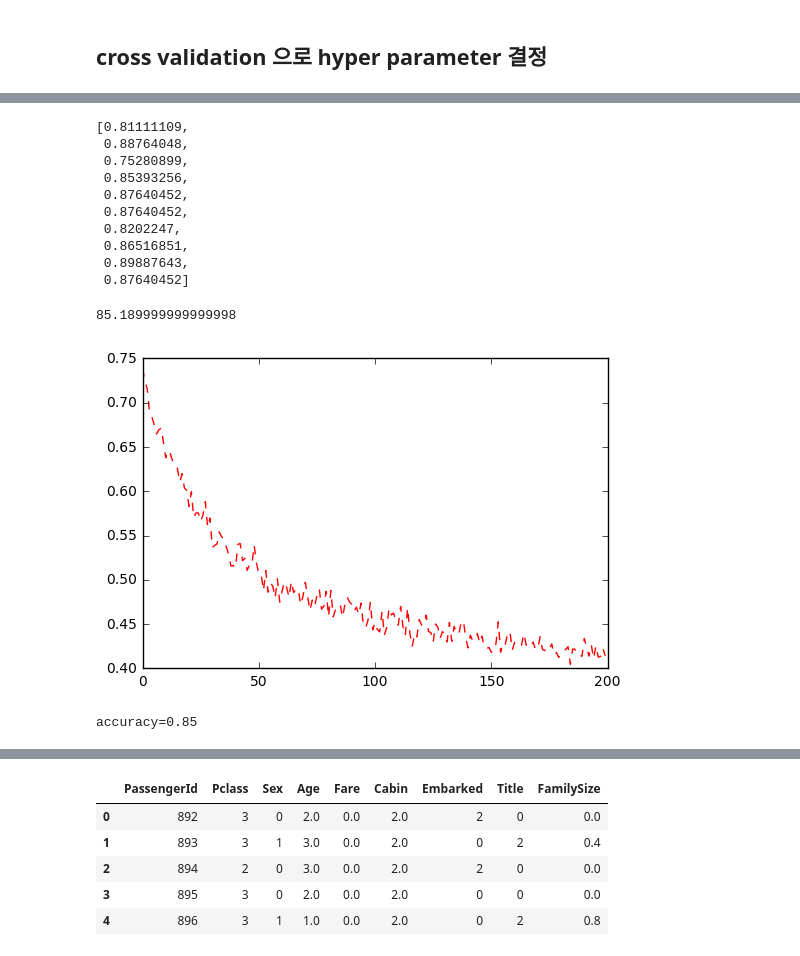
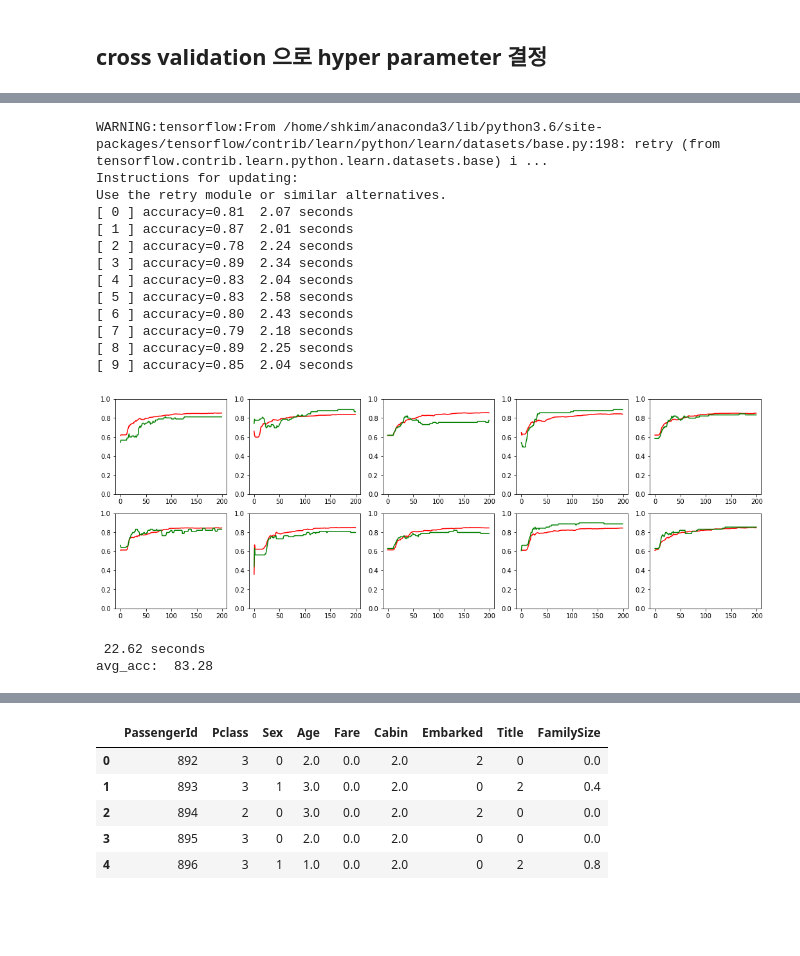
Before and after one commit to inoray/ML_DL_Tensorflow_study, a Jupyter notebook: season_02_Kaggle/01_Titanic_Machine_Learning_from_Disaster/김성헌/김성헌_타이타닉_1차_CrossValidation_DNN_dropout.ipynb, the cells around one changed output, grey strips where cells are left out. Saved outputs shown, nothing was run; the diff lists cells and outputs as text; code cells hidden in the pictures; blank space fills up the shorter version.

```diff
--- a/season_02_Kaggle/01_Titanic_Machine_Learning_from_Disaster/김성헌/김성헌_타이타닉_1차_CrossValidation_DNN_dropout.ipynb
+++ b/season_02_Kaggle/01_Titanic_Machine_Learning_from_Disaster/김성헌/김성헌_타이타닉_1차_CrossValidation_DNN_dropout.ipynb
@@ -178,38 +181,28 @@ accuracy=0.88  2.19 seconds
-# %%
-valid_acc
-# %% [output]
-[0.81111109,
- 0.88764048,
- 0.75280899,
- 0.85393256,
- 0.87640452,
- 0.87640452,
- 0.8202247,
- 0.86516851,
- 0.89887643,
- 0.87640452]
-# %%
-round(np.mean(valid_acc) * 100, 2)
-# %% [output]
-85.189999999999998
-# %%
-model = Model(sess, "model")
-model.build_net(features=8, layers=4, units=100)
-
-sess.run(tf.global_variables_initializer())
-
-cost_collect = []
-for i in range(training_epochs):
-    c, _ = model.train(train_x.values, train_y.values.reshape([-1,1]))
-    train_acc_collect.append(accuracy)
-    cost_collect.append(c)
-
-plt.plot(cost_collect, "r--")
-plt.show()
-# %% [output]
-[figure, removed]
-# %%
-accuracy = model.get_accuracy(train_x.values, train_y.values.reshape([-1,1]))
-print("accuracy=%.2f" % accuracy)
-# %% [output]
-accuracy=0.85
+# %%
+sess = tf.Session(config=tf.ConfigProto(log_device_placement=True))
+
+with tf.variable_scope("case1"):
+    # hyper parameters
+    learning_rate = 0.001
+    training_epochs = 200
+    layers = 4
+    units = 100
+    valid_acc, avg_acc = cross_valid (sess, train_x, train_y, 10, layers, units, training_epochs, learning_rate)
+    print("avg_acc: ", avg_acc)
+# %% [output]
+WARNING:tensorflow:From /home/shkim/anaconda3/lib/python3.6/site-packages/tensorflow/contrib/learn/python/learn/datasets/base.py:198: retry (from tensorflow.contrib.learn.python.learn.datasets.base) i ...
+Instructions for updating:
+Use the retry module or similar alternatives.
+[ 0 ] accuracy=0.81  2.07 seconds
+[ 1 ] accuracy=0.87  2.01 seconds
+[ 2 ] accuracy=0.78  2.24 seconds
+[ 3 ] accuracy=0.89  2.34 seconds
+[ 4 ] accuracy=0.83  2.04 seconds
+[ 5 ] accuracy=0.83  2.58 seconds
+[ 6 ] accuracy=0.80  2.43 seconds
+[ 7 ] accuracy=0.79  2.18 seconds
+[ 8 ] accuracy=0.89  2.25 seconds
+[ 9 ] accuracy=0.85  2.04 seconds
+[figure, added]
+ 22.62 seconds
+avg_acc:  83.28
```
Also changed, not shown: parts of 16 cells of this notebook, 1 other file.
